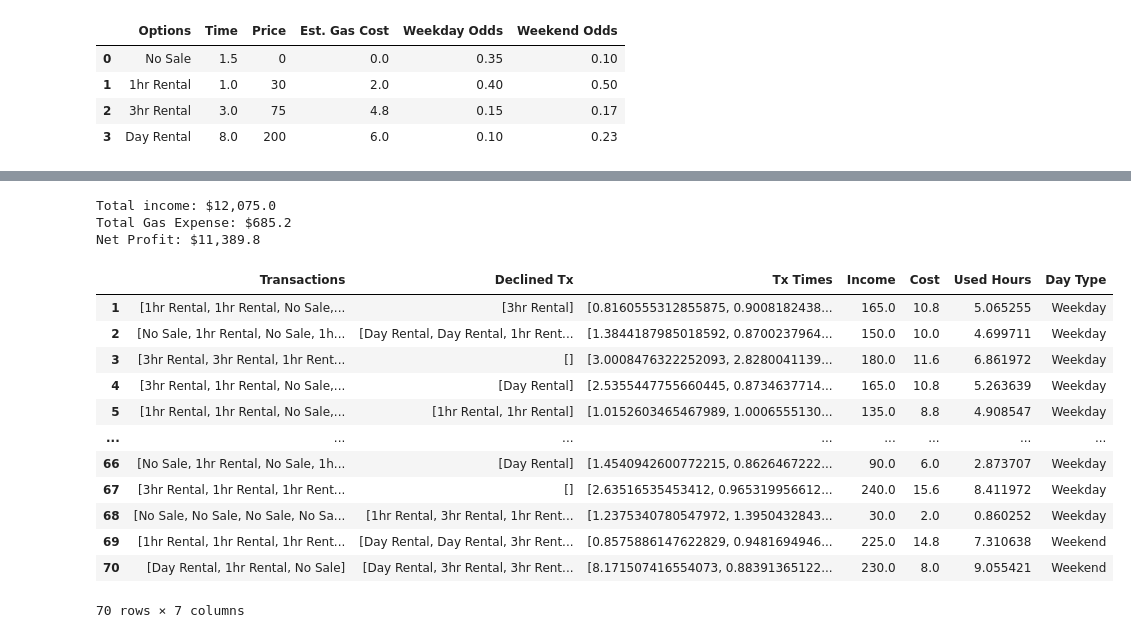
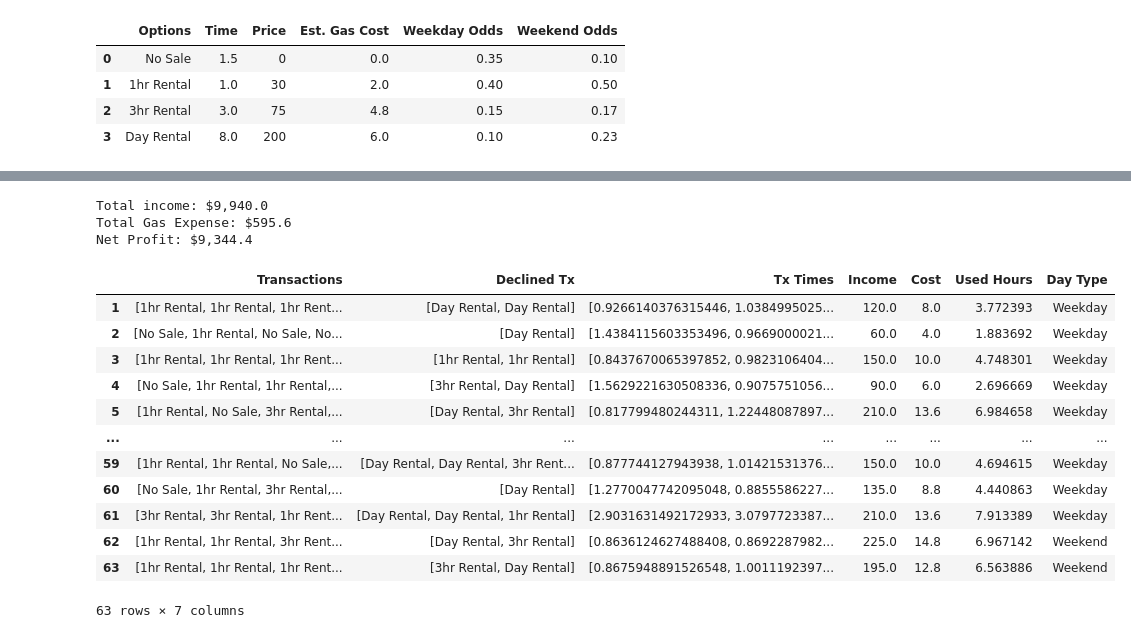
Before and after one commit to Jack-Baumgartel/Boat-Rental-Business-Model, a Jupyter notebook: Boat Math.ipynb, the cells around one changed output, grey strips where cells are left out. Cells and saved outputs as stored; diff of their text form; code cells hidden in the pictures.

```diff
--- a/Boat Math.ipynb
+++ b/Boat Math.ipynb
@@ -61,7 +61,7 @@ plt.legend();
 # %%
 # add some variability in how long each renter is actually out, and a 20 min cleaning period between each renter
 
-weeks = 10
+weeks = 9
 transactions_by_day = pd.DataFrame(columns=['Transactions', 'Declined Tx', 'Tx Times'], index=range(1,weeks*7+1))
 
 transactions_by_day['Transactions'] = transactions_by_day['Transactions'].astype(object)
@@ -121,48 +121,48 @@ for day in transactions_by_day.index:
 
     # add this data to the dataframe
     transactions_by_day.at[day, 'Income'] = daily_income
     transactions_by_day.at[day, 'Cost'] = daily_cost
     transactions_by_day.at[day, 'Transactions'] = daily_tx
     transactions_by_day.at[day, 'Used Hours'] = used_hours
     transactions_by_day.at[day, 'Declined Tx'] = list(tx_declined)
     transactions_by_day.at[day, 'Day Type'] = day_type
     transactions_by_day.at[day, 'Tx Times'] = daily_times
 
 
 all_tx = sum(transactions_by_day['Transactions'], [])
 declined_tx = sum(transactions_by_day['Declined Tx'], [])
 all_income = list(transactions_by_day['Income'])
 all_cost = list(transactions_by_day['Cost'])
 used_hours = list(transactions_by_day['Used Hours'])
 
 total_income = np.round(sum(all_income),2)
 total_cost = np.round(sum(all_cost),2)
 
 used_hrs = sum(used_hours)
 op_hrs = weeks*7*10
 percent_used = np.round(used_hrs/op_hrs*100,2)
 
 print(f'\nTotal income: ${total_income:,} \nTotal Gas Expense: ${total_cost:,}\n\
 Net Profit: ${total_income-total_cost:,}\n\n')
 
 transactions_by_day
 # %% [output]
-Total income: $12,075.0
-Total Gas Expense: $685.2
-Net Profit: $11,389.8
+Total income: $9,940.0
+Total Gas Expense: $595.6
+Net Profit: $9,344.4
 |  | Transactions | Declined Tx | Tx Times | Income | Cost | Used Hours | Day Type |
-| 1 | [1hr Rental, 1hr Rental, No Sale,... | [3hr Rental] | [0.8160555312855875, 0.9008182438... | 165.0 | 10.8 | 5.065255 | Weekday |
-| 2 | [No Sale, 1hr Rental, No Sale, 1h... | [Day Rental, Day Rental, 1hr Rent... | [1.3844187985018592, 0.8700237964... | 150.0 | 10.0 | 4.699711 | Weekday |
-| 3 | [3hr Rental, 3hr Rental, 1hr Rent... | [] | [3.0008476322252093, 2.8280041139... | 180.0 | 11.6 | 6.861972 | Weekday |
-| 4 | [3hr Rental, 1hr Rental, No Sale,... | [Day Rental] | [2.5355447755660445, 0.8734637714... | 165.0 | 10.8 | 5.263639 | Weekday |
-| 5 | [1hr Rental, 1hr Rental, No Sale,... | [1hr Rental, 1hr Rental] | [1.0152603465467989, 1.0006555130... | 135.0 | 8.8 | 4.908547 | Weekday |
+| 1 | [1hr Rental, 1hr Rental, 1hr Rent... | [Day Rental, Day Rental] | [0.9266140376315446, 1.0384995025... | 120.0 | 8.0 | 3.772393 | Weekday |
+| 2 | [No Sale, 1hr Rental, No Sale, No... | [Day Rental] | [1.4384115603353496, 0.9669000021... | 60.0 | 4.0 | 1.883692 | Weekday |
+| 3 | [1hr Rental, 1hr Rental, 1hr Rent... | [1hr Rental, 1hr Rental] | [0.8437670065397852, 0.9823106404... | 150.0 | 10.0 | 4.748301 | Weekday |
+| 4 | [No Sale, 1hr Rental, 1hr Rental,... | [3hr Rental, Day Rental] | [1.5629221630508336, 0.9075751056... | 90.0 | 6.0 | 2.696669 | Weekday |
+| 5 | [1hr Rental, No Sale, 3hr Rental,... | [Day Rental, 3hr Rental] | [0.817799480244311, 1.22448087897... | 210.0 | 13.6 | 6.984658 | Weekday |
 | ... | ... | ... | ... | ... | ... | ... | ... |
-| 66 | [No Sale, 1hr Rental, No Sale, 1h... | [Day Rental] | [1.4540942600772215, 0.8626467222... | 90.0 | 6.0 | 2.873707 | Weekday |
-| 67 | [3hr Rental, 1hr Rental, 1hr Rent... | [] | [2.63516535453412, 0.965319956612... | 240.0 | 15.6 | 8.411972 | Weekday |
-| 68 | [No Sale, No Sale, No Sale, No Sa... | [1hr Rental, 3hr Rental, 1hr Rent... | [1.2375340780547972, 1.3950432843... | 30.0 | 2.0 | 0.860252 | Weekday |
-| 69 | [1hr Rental, 1hr Rental, 1hr Rent... | [Day Rental, Day Rental, 3hr Rent... | [0.8575886147622829, 0.9481694946... | 225.0 | 14.8 | 7.310638 | Weekend |
-| 70 | [Day Rental, 1hr Rental, No Sale] | [Day Rental, 3hr Rental, 3hr Rent... | [8.171507416554073, 0.88391365122... | 230.0 | 8.0 | 9.055421 | Weekend |
+| 59 | [1hr Rental, 1hr Rental, No Sale,... | [Day Rental, Day Rental, 3hr Rent... | [0.877744127943938, 1.01421531376... | 150.0 | 10.0 | 4.694615 | Weekday |
+| 60 | [No Sale, 1hr Rental, 3hr Rental,... | [Day Rental] | [1.2770047742095048, 0.8855586227... | 135.0 | 8.8 | 4.440863 | Weekday |
+| 61 | [3hr Rental, 3hr Rental, 1hr Rent... | [Day Rental, Day Rental, 1hr Rental] | [2.9031631492172933, 3.0797723387... | 210.0 | 13.6 | 7.913389 | Weekday |
+| 62 | [1hr Rental, 1hr Rental, 3hr Rent... | [Day Rental, 3hr Rental] | [0.8636124627488408, 0.8692287982... | 225.0 | 14.8 | 6.967142 | Weekend |
+| 63 | [1hr Rental, 1hr Rental, 1hr Rent... | [3hr Rental, Day Rental] | [0.8675948891526548, 1.0011192397... | 195.0 | 12.8 | 6.563886 | Weekend |
-70 rows × 7 columns
+63 rows × 7 columns
 # %%
 #stacked bar for each day
 color_dict = dict.fromkeys(rental_options, None)
```
Also changed, not shown: parts of 5 cells of this notebook.
